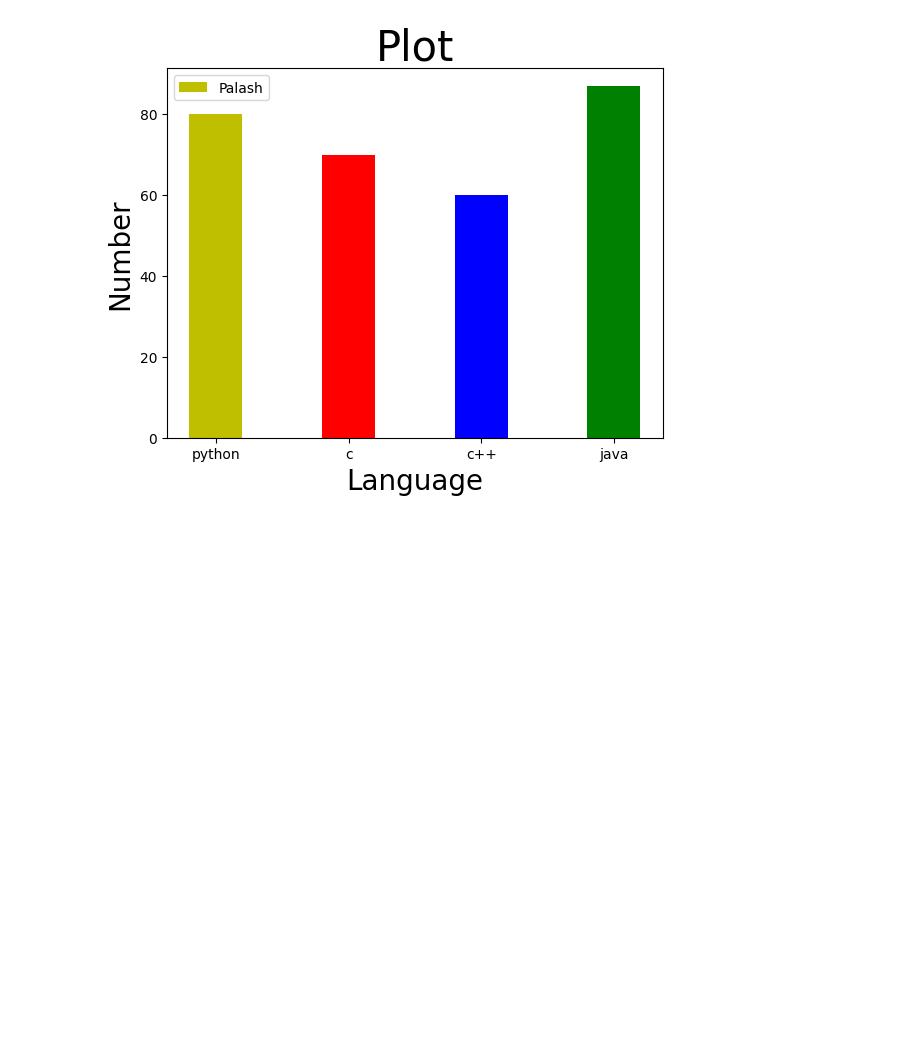
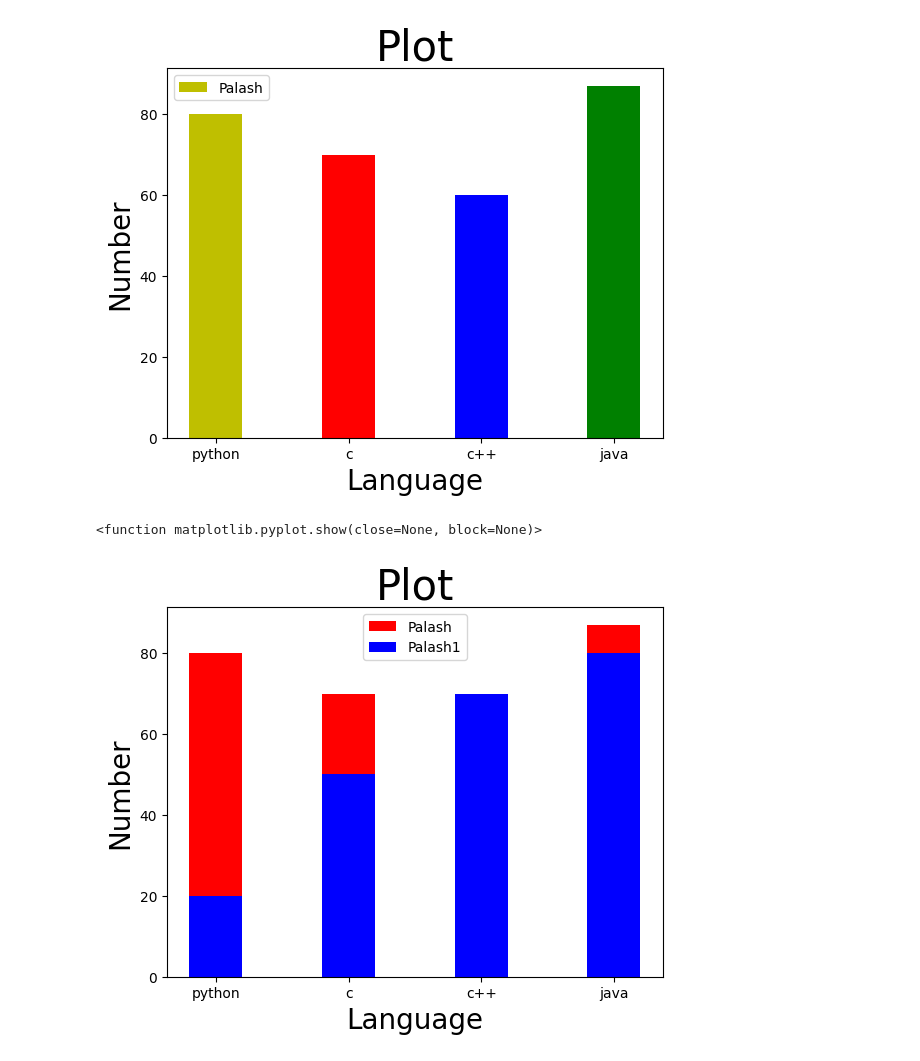
Before and after one commit to pol7775/Matplotlib, a Jupyter notebook: barplot.ipynb, the cells around one changed output. Drawn from its saved outputs; the diff is of its cells as text; code cells hidden in the pictures; blank space fills up the shorter version.

```diff
--- a/barplot.ipynb
+++ b/barplot.ipynb
@@ -32,3 +32,22 @@ plt.show
 # %% [output]
 <function matplotlib.pyplot.show(close=None, block=None)>
 [figure]
+# %%
+import matplotlib.pyplot as plt
+
+x=["python", "c", "c++", "java"]
+y=[80,70,60,87]
+z=[20,50,70,80]
+
+plt.xlabel('Language', fontsize=20)
+plt.ylabel('Number', fontsize=20)
+plt.title('Plot', fontsize=30)
+c=['y', 'r', 'b', 'g']
+
+plt.bar(x,y, width=0.4, color='r', label='Palash',)
+plt.bar(x,z, width=0.4, color='b', label='Palash1')
+plt.legend()
+plt.show
+# %% [output]
+<function matplotlib.pyplot.show(close=None, block=None)>
+[figure, added]
```
Also changed, not shown: parts of 2 cells of this notebook.
